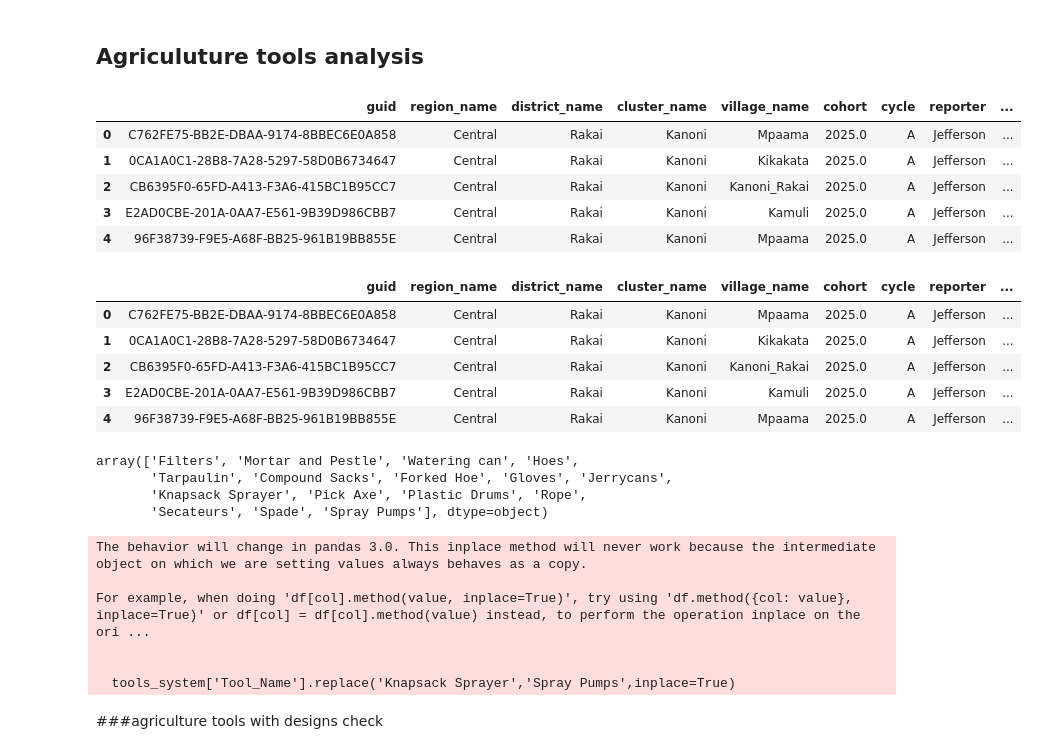
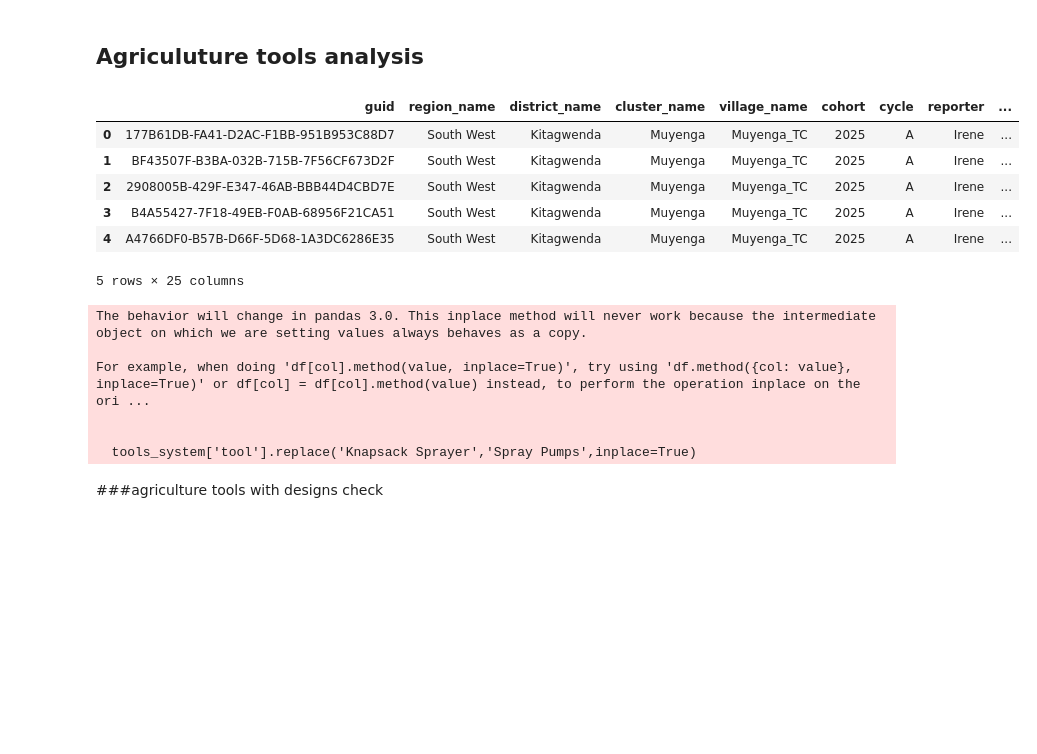
Before and after one commit to edisonmugabi/HWG-Q1-Reporting-2025, a Jupyter notebook: Code used/Q1 reporting HWG-checkpoint.ipynb, the cells around one changed output. Cells and saved outputs as stored; diff of their text form; code cells hidden in the pictures; blank space fills up the shorter version.

```diff
--- a/Code used/Q1 reporting HWG-checkpoint.ipynb
+++ b/Code used/Q1 reporting HWG-checkpoint.ipynb
@@ -205,15 +237,16 @@ tool_list=['Hoes','Spade','Pick Axe','Forked Hoe','Secateurs','Gloves',
            'Watering can','Jerrycans','Spray Pumps','Tarpaulin','Pruning saw',
            'Filters','Mortar and Pestle','Plastic Drums']
 # %%
-tools_system1=pd.read_csv(r"C:\Users\Edison New\Desktop\HWG Q1 Reporting 2025\Raw data sets from the app\check2 hWG Q1 files\Agric tool distribution list check#3.csv")
+tools_system=pd.read_excel(r"C:\\Users\\Edison New\Desktop\\HWG Q1 Reporting 2025\\Raw data sets from the app\\check2 hWG Q1 files\\Tools system.xlsx")
 # %%
-tools_system1.head()
+tools_system.head()
 # %% [output]
 |  | guid | region_name | district_name | cluster_name | village_name | cohort | cycle | reporter | ... |
-| 0 | C762FE75-BB2E-DBAA-9174-8BBEC6E0A858 | Central | Rakai | Kanoni | Mpaama | 2025.0 | A | Jefferson | ... |
-| 1 | 0CA1A0C1-28B8-7A28-5297-58D0B6734647 | Central | Rakai | Kanoni | Kikakata | 2025.0 | A | Jefferson | ... |
-| 2 | CB6395F0-65FD-A413-F3A6-415BC1B95CC7 | Central | Rakai | Kanoni | Kanoni_Rakai | 2025.0 | A | Jefferson | ... |
-| 3 | E2AD0CBE-201A-0AA7-E561-9B39D986CBB7 | Central | Rakai | Kanoni | Kamuli | 2025.0 | A | Jefferson | ... |
-| 4 | 96F38739-F9E5-A68F-BB25-961B19BB855E | Central | Rakai | Kanoni | Mpaama | 2025.0 | A | Jefferson | ... |
+| 0 | 177B61DB-FA41-D2AC-F1BB-951B953C88D7 | South West | Kitagwenda | Muyenga | Muyenga_TC | 2025 | A | Irene | ... |
+| 1 | BF43507F-B3BA-032B-715B-7F56CF673D2F | South West | Kitagwenda | Muyenga | Muyenga_TC | 2025 | A | Irene | ... |
+| 2 | 2908005B-429F-E347-46AB-BBB44D4CBD7E | South West | Kitagwenda | Muyenga | Muyenga_TC | 2025 | A | Irene | ... |
+| 3 | B4A55427-7F18-49EB-F0AB-68956F21CA51 | South West | Kitagwenda | Muyenga | Muyenga_TC | 2025 | A | Irene | ... |
+| 4 | A4766DF0-B57B-D66F-5D68-1A3DC6286E35 | South West | Kitagwenda | Muyenga | Muyenga_TC | 2025 | A | Irene | ... |
+5 rows × 25 columns
 # %%
 # Expand the 'tools' column
@@ -234,27 +267,13 @@ tools_system = pd.concat([df_expanded, tools_expanded.reset_index(drop=True)], a
-# %%
-tools_system.head()
-# %% [output]
-|  | guid | region_name | district_name | cluster_name | village_name | cohort | cycle | reporter | ... |
-| 0 | C762FE75-BB2E-DBAA-9174-8BBEC6E0A858 | Central | Rakai | Kanoni | Mpaama | 2025.0 | A | Jefferson | ... |
-| 1 | 0CA1A0C1-28B8-7A28-5297-58D0B6734647 | Central | Rakai | Kanoni | Kikakata | 2025.0 | A | Jefferson | ... |
-| 2 | CB6395F0-65FD-A413-F3A6-415BC1B95CC7 | Central | Rakai | Kanoni | Kanoni_Rakai | 2025.0 | A | Jefferson | ... |
-| 3 | E2AD0CBE-201A-0AA7-E561-9B39D986CBB7 | Central | Rakai | Kanoni | Kamuli | 2025.0 | A | Jefferson | ... |
-| 4 | 96F38739-F9E5-A68F-BB25-961B19BB855E | Central | Rakai | Kanoni | Mpaama | 2025.0 | A | Jefferson | ... |
 # %%
-tools_system['Tool_Name'].unique()
+# tools_system['Tool_Name'].unique()
-# %% [output]
-array(['Filters', 'Mortar and Pestle', 'Watering can', 'Hoes',
-       'Tarpaulin', 'Compound Sacks', 'Forked Hoe', 'Gloves', 'Jerrycans',
-       'Knapsack Sprayer', 'Pick Axe', 'Plastic Drums', 'Rope',
-       'Secateurs', 'Spade', 'Spray Pumps'], dtype=object)
 # %%
-tools_system['Tool_Name'].replace('Knapsack Sprayer','Spray Pumps',inplace=True)
+tools_system['tool'].replace('Knapsack Sprayer','Spray Pumps',inplace=True)
 # %% [output]
 The behavior will change in pandas 3.0. This inplace method will never work because the intermediate object on which we are setting values always behaves as a copy.
 
 For example, when doing 'df[col].method(value, inplace=True)', try using 'df.method({col: value}, inplace=True)' or df[col] = df[col].method(value) instead, to perform the operation inplace on the ori ...
 
 
-  tools_system['Tool_Name'].replace('Knapsack Sprayer','Spray Pumps',inplace=True)
+  tools_system['tool'].replace('Knapsack Sprayer','Spray Pumps',inplace=True)
 # %%
 tools_distributed=tools_system.groupby(['district_name','cluster_name',
```
Also changed, not shown: parts of 25 cells of this notebook, 11 other files.
